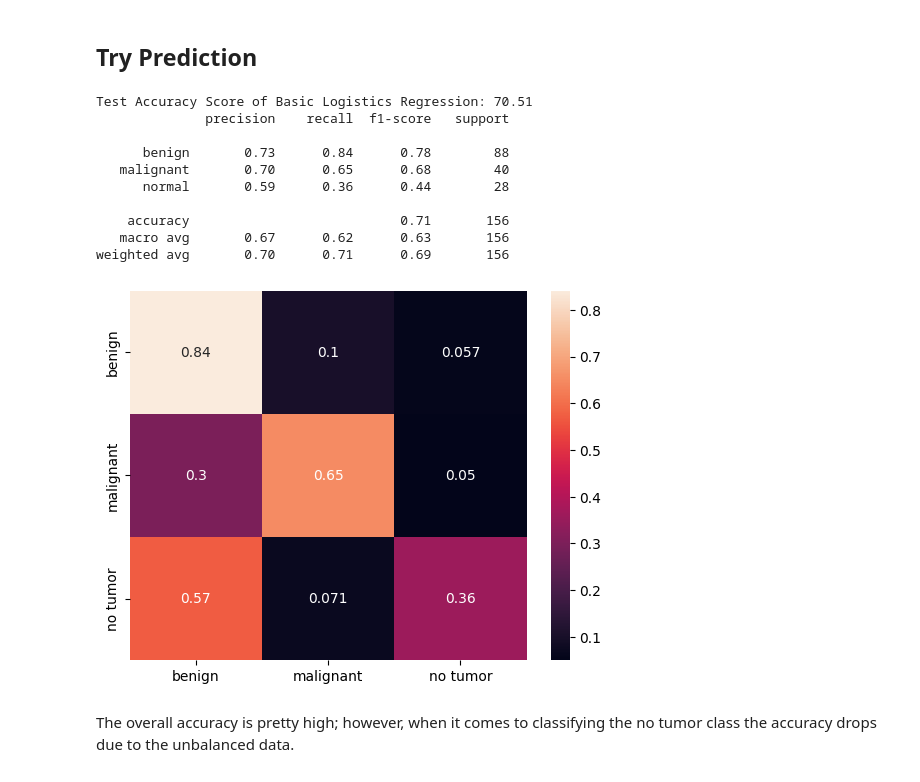
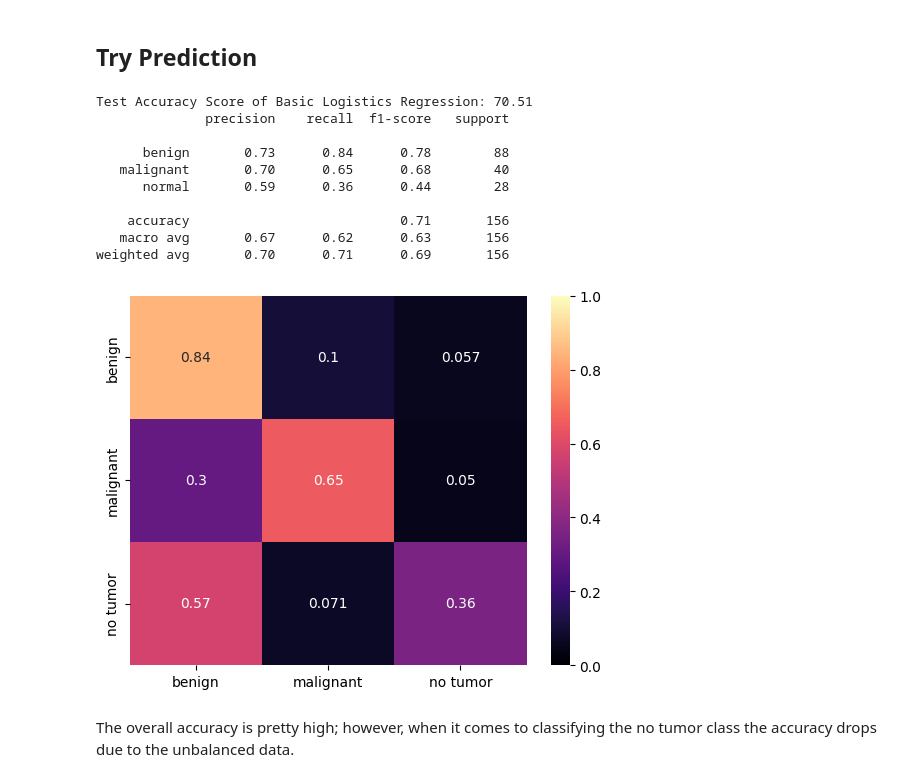
Before and after one commit to SamTheMar/Breast_Tumor_AII, a Jupyter notebook: Classification_ML.ipynb, the cells around one changed output. Drawn from its saved outputs; the diff is of its cells as text; code cells hidden in the pictures.

```diff
--- a/Classification_ML.ipynb
+++ b/Classification_ML.ipynb
@@ -204,29 +204,29 @@ Testing set   --->  (156, 19) (156,)
 ## Try Prediction
 # %%
 ## Applying Logistic Regression Algorithm
-def logistic_regression(x_train, y_train, labels, normalize='true'):
+def logistic_regression(x_train, y_train, x_test, y_test, labels, normalize='true'):
     model = LogisticRegression(random_state=0)
     model.fit(x_train, y_train)
     y_pred = model.predict(x_test)
     test_accuracy = round(accuracy_score(y_test, y_pred) * 100, 2)
     print('Test Accuracy Score of Basic Logistics Regression:',test_accuracy)
     conf1 = confusion_matrix(y_test, y_pred, normalize=normalize)
-    sns.heatmap(conf1, annot=True, xticklabels=labels, yticklabels=labels)
+    sns.heatmap(conf1, annot=True, xticklabels=labels, yticklabels=labels, vmin=0, vmax=1, cmap='magma')
     print(classification_report(y_test,y_pred))
 # %%
-logistic_regression(x_train, y_train, labels, 'true')
+logistic_regression(x_train, y_train, x_test, y_test, labels, 'true')
 # %% [output]
 Test Accuracy Score of Basic Logistics Regression: 70.51
               precision    recall  f1-score   support
 
       benign       0.73      0.84      0.78        88
    malignant       0.70      0.65      0.68        40
       normal       0.59      0.36      0.44        28
 
     accuracy                           0.71       156
    macro avg       0.67      0.62      0.63       156
 weighted avg       0.70      0.71      0.69       156
-[figure, old version]
+[figure, new version]
 # %% [markdown]
 The overall accuracy is pretty high; however, when it comes to classifying the no tumor class the accuracy drops due to the unbalanced data.
 # %% [markdown]
```
Also changed, not shown: parts of 16 cells of this notebook, 1 other file.
